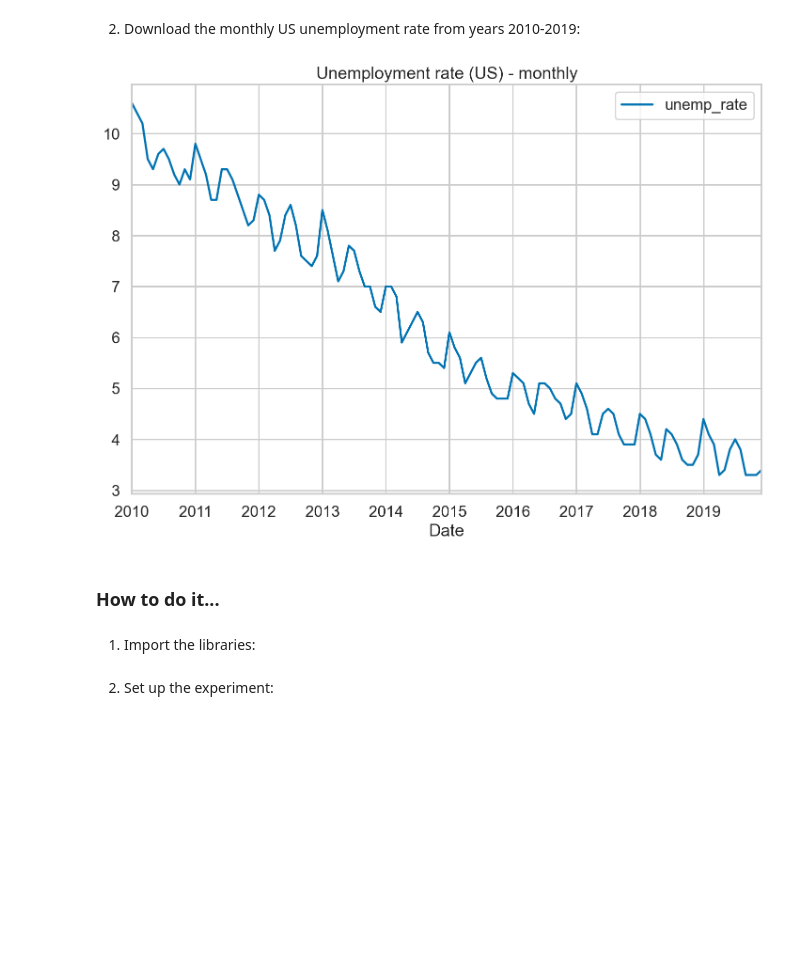
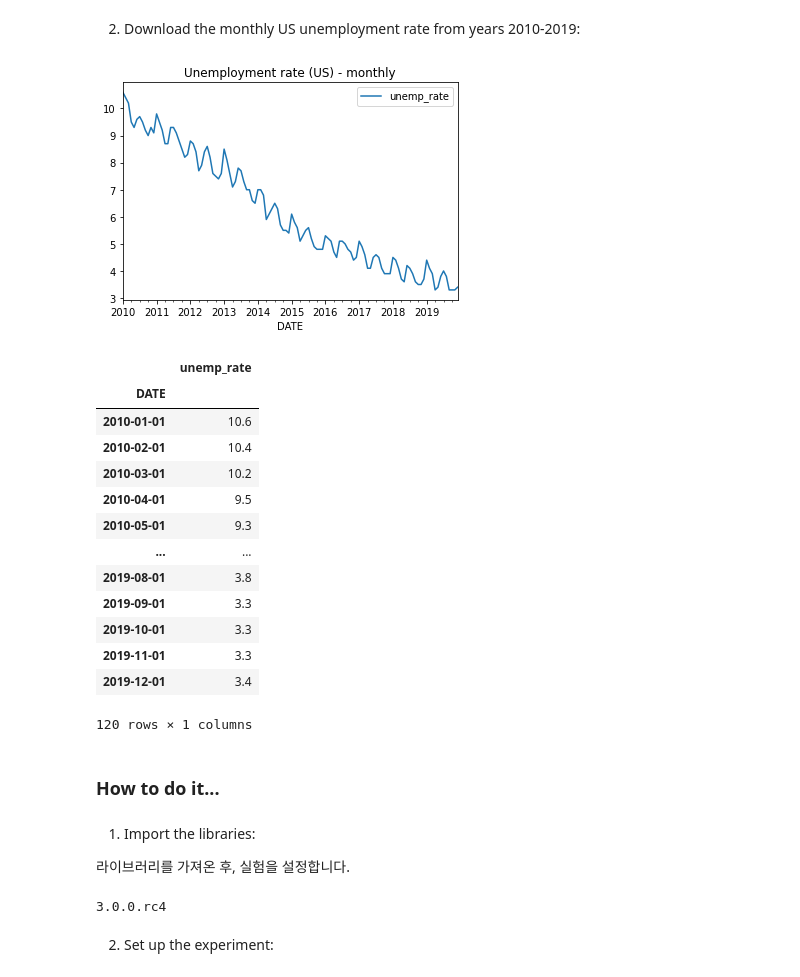
Before and after one commit to restful3/ml4t, a Jupyter notebook: source/Python_for_Finance_Cookbook/chapter_7_song.ipynb, the cells around one changed output. Cells and saved outputs as stored; diff of their text form; code cells hidden in the pictures; blank space fills up the shorter version.

```diff
--- a/source/Python_for_Finance_Cookbook/chapter_7_song.ipynb
+++ b/source/Python_for_Finance_Cookbook/chapter_7_song.ipynb
@@ -2212,19 +2368,57 @@ nasdaqdatalink.ApiConfig.api_key = "YOUR_KEY_HERE"
 # %% [markdown]
 2. Download the monthly US unemployment rate from years 2010-2019:
 # %%
-df = (
-    nasdaqdatalink.get(dataset="FRED/UNRATENSA",
-                       start_date="2010-01-01",
-                       end_date="2019-12-31")
-    .rename(columns={"Value": "unemp_rate"})
-)
+# 책에서 제공하는 코드
+# df = (
+#     nasdaqdatalink.get(dataset="FRED/UNRATENSA",
+#                        start_date="2010-01-01",
+#                        end_date="2019-12-31")
+#     .rename(columns={"Value": "unemp_rate"})
+# )
+
+# # web.DataReader 사용
+# df = web.DataReader('UNRATENSA', 'fred', start='2010-01-01', end='2019-12-31')
+# df = df.rename(columns={'UNRATENSA': 'unemp_rate'})
+
+# get_data_fred 사용
+df = pdr.get_data_fred('UNRATENSA', '2010-01-01', '2019-12-31')
+df = df.rename(columns={'UNRATENSA': 'unemp_rate'})
+
 df.plot(title="Unemployment rate (US) - monthly");
 # %% [output]
-[figure, old version]
+[figure, new version]
+# %%
+df
+# %% [output]
+|  | unemp_rate |
+| DATE |  |
+| 2010-01-01 | 10.6 |
+| 2010-02-01 | 10.4 |
+| 2010-03-01 | 10.2 |
+| 2010-04-01 | 9.5 |
+| 2010-05-01 | 9.3 |
+| ... | ... |
+| 2019-08-01 | 3.8 |
+| 2019-09-01 | 3.3 |
+| 2019-10-01 | 3.3 |
+| 2019-11-01 | 3.3 |
+| 2019-12-01 | 3.4 |
+120 rows × 1 columns
 # %% [markdown]
 ### How to do it...
 # %% [markdown]
 1. Import the libraries:
+
+라이브러리를 가져온 후, 실험을 설정합니다.
+# %%
+from pycaret.utils import version
+print(version())
+from plotly.subplots import make_subplots
+import plotly.graph_objects as go
+
+%matplotlib inline
+# %% [output]
+3.0.0.rc4
 # %%
 from pycaret.datasets import get_data
 from pycaret.time_series import TSForecastingExperiment
```
Also changed, not shown: parts of 85 cells of this notebook.
